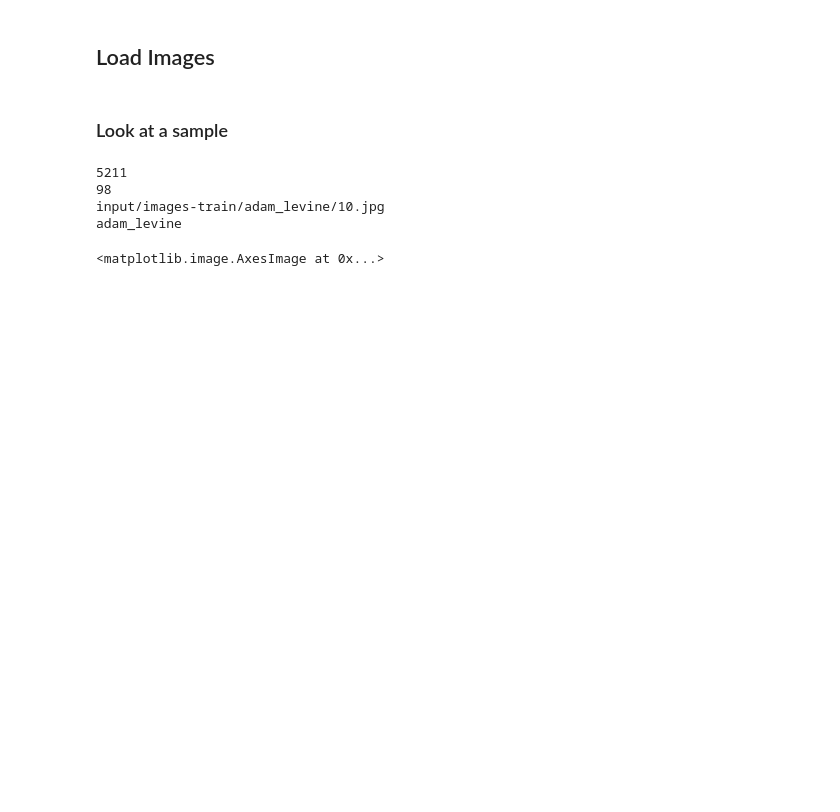
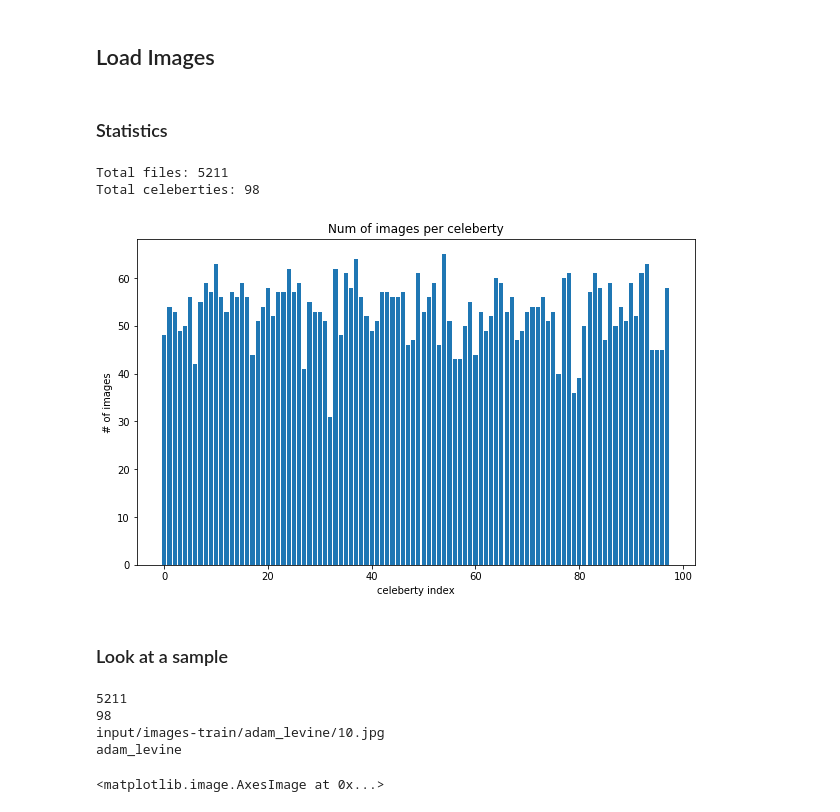
Before and after one commit to WingOfFlame/Kaggle-celebrity, a Jupyter notebook: Untitled.ipynb, the cells around one changed output. Saved outputs shown, nothing was run; the diff lists cells and outputs as text; code cells hidden in the pictures; blank space fills up the shorter version.

```diff
--- a/Untitled.ipynb
+++ b/Untitled.ipynb
@@ -17,6 +19,25 @@ for filename in glob.glob('input/images-train/*/*.jpg'):
     images.append(im)
     filenames.append(filename)
     celeberty_names.append(filename.split('/')[2])
+# %% [markdown]
+### Statistics
+# %%
+count = Counter(celeberty_names)
+print(f'Total files: {len(filenames)}')
+print(f'Total celeberties: {len(count)}')
+
+plt.figure(figsize=(10, 6))
+
+plt.bar(range(len(count)), list(count.values())[::-1], align='center')
+plt.title("Num of images per celeberty")
+plt.xlabel('celeberty index')
+plt.ylabel('# of images')
+
+plt.show()
+# %% [output]
+Total files: 5211
+Total celeberties: 98
+[figure, added]
 # %% [markdown]
 ### Look at a sample
 # %%
```
Also changed, not shown: parts of 10 cells of this notebook.
